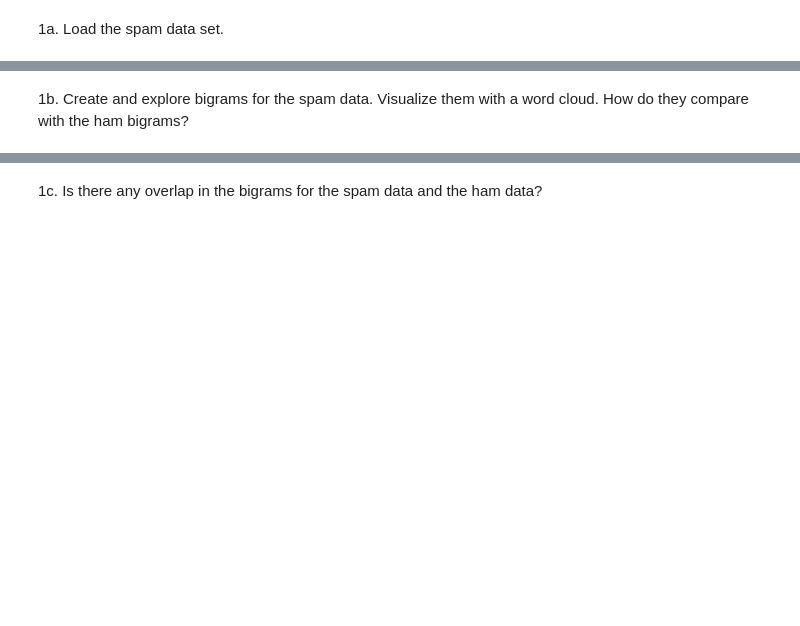
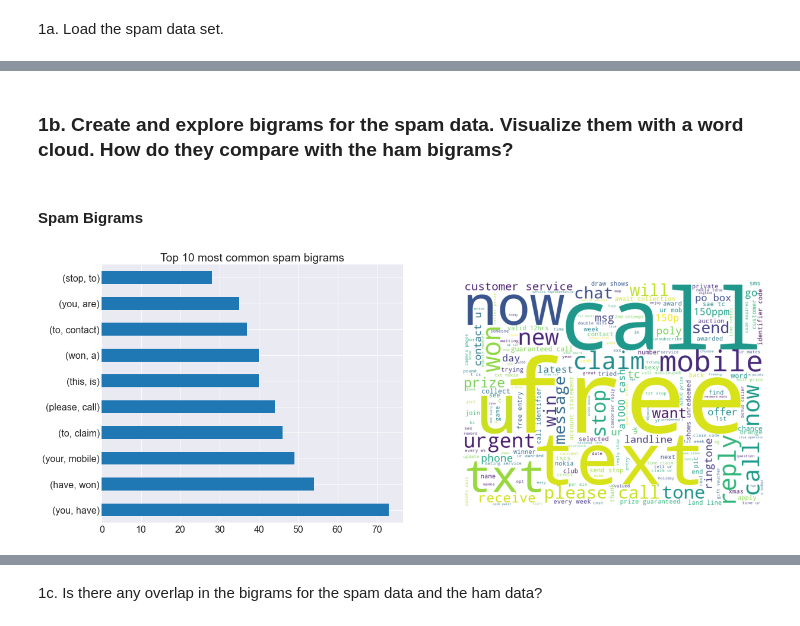
Before and after one commit to Tyler-Applegate/natural-language-processing-exercises, a Jupyter notebook: explore.ipynb, the cells around one changed output, grey strips where cells are left out. Drawn from its saved outputs; the diff is of its cells as text; code cells hidden in the pictures; blank space fills up the shorter version.

Commit message:
updated functions, completed exercises

```diff
--- a/explore.ipynb
+++ b/explore.ipynb
@@ -11,2 +27,15 @@ import nltk
 # %% [markdown]
 1a. Load the spam data set.
+# %%
+df = pd.read_csv('./spam_clean.csv')
+# %%
+def clean(text):
+    '''Simplified text cleaning function'''
+    text = text.lower()
+    text = unicodedata.normalize('NFKD', text).encode('ascii', 'ignore').decode('utf-8', 'ignore')
+    return re.sub(r"[^a-z0-9\s]", '', text)
+# %%
+# create lists of ham_words, spam_words, and all_words
+ham_words = clean(' '.join(df[df.label == 'ham'].text))
+spam_words = clean(' '.join(df[df.label == 'spam'].text))
+all_words = clean(' '.join(df.text))
@@ -13,2 +59,25 @@ import nltk
 # %% [markdown]
-1b. Create and explore bigrams for the spam data. Visualize them with a word cloud. How do they compare with the ham bigrams?
+### 1b. Create and explore bigrams for the spam data. Visualize them with a word cloud. How do they compare with the ham bigrams?
+# %% [markdown]
+#### Spam Bigrams
+# %%
+def plot_bigrams(series):
+    '''
+    This function will take in a pandas Series, and return a side-by-side plot of:
+    - horizontal barchart
+    - wordcloud
+    '''
+
+    plt.figure(figsize=(20,8))
+    plt.subplot(1,2,1)
+    pd.Series(nltk.bigrams(series.split())).value_counts().head(10).plot.barh()
+    plt.title('Top 10 most common spam bigrams')
+    plt.subplot(1,2,2)
+    img = WordCloud(background_color='white', width=800, height=600).generate(series)
+    plt.imshow(img)
+    plt.axis('off')
+    plt.show()
+# %%
+plot_bigrams(spam_words)
+# %% [output]
+[figure, added]
```
Also changed, not shown: parts of 22 cells of this notebook, 3 other files.
